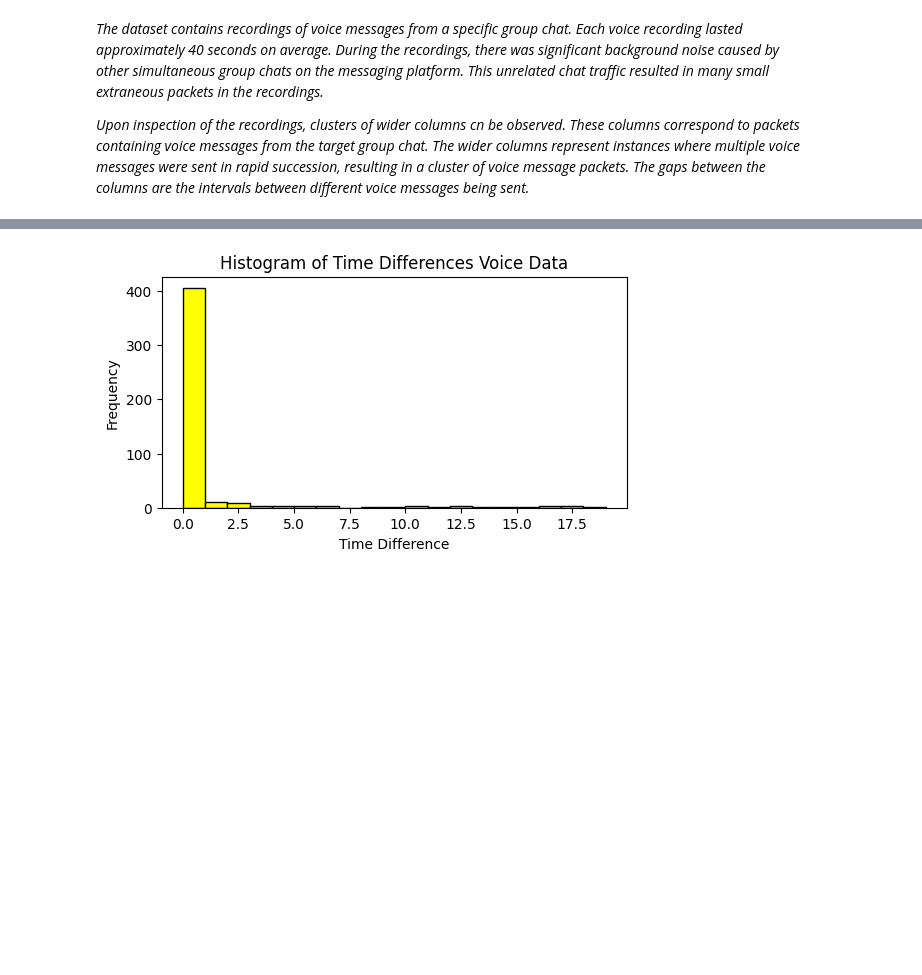
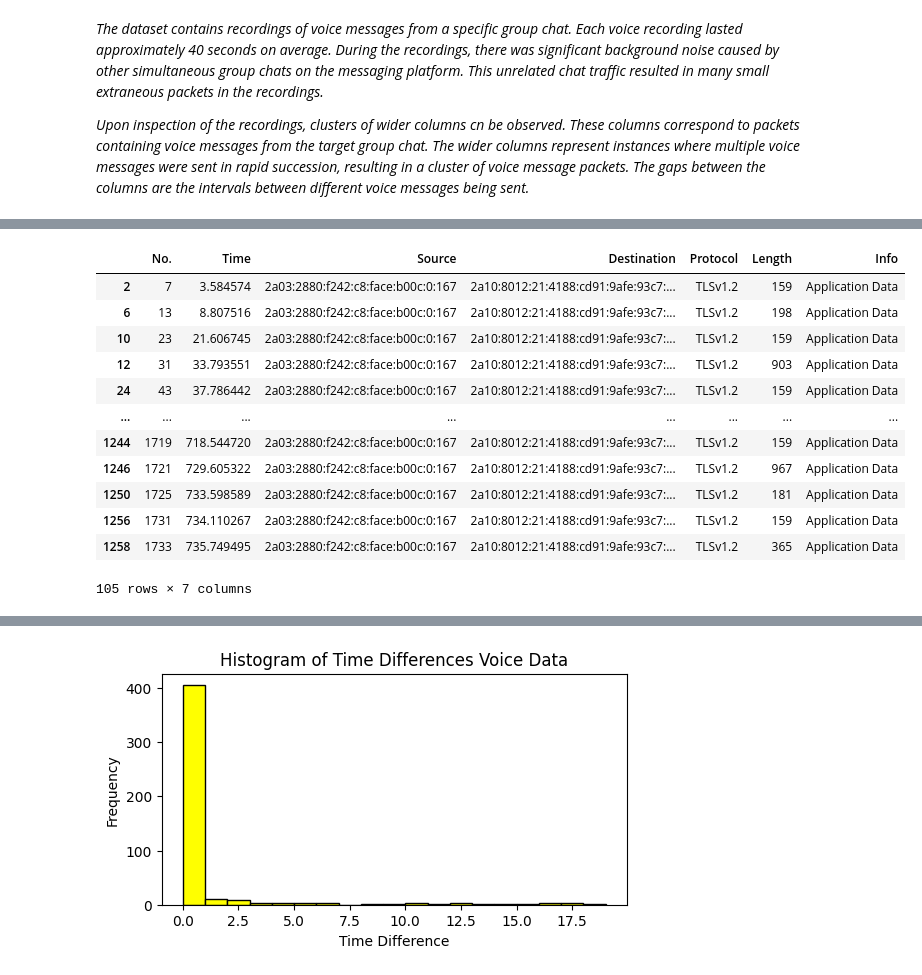
Before and after one commit to NoaAmichai/Computer_networks_final_project, a Jupyter notebook: src/project.ipynb, the cells around one changed output, grey strips where cells are left out. Saved outputs shown, nothing was run; the diff lists cells and outputs as text; code cells hidden in the pictures; blank space fills up the shorter version.

```diff
--- a/src/project.ipynb
+++ b/src/project.ipynb
@@ -380,0 +416,22 @@ plot_graph(voice_data, 'Time vs Length - Voice Group')
+# %%
+voice_data2 = pd.read_csv("../resources/Adiuo Group/adiuo_data2.csv")
+
+voice_data2 = voice_data2[voice_data2['Protocol'].str.contains('TLS')]
+
+voice_data2 = filter_data_by_ip(voice_data2,'2a03:2880:f242:c8:face:b00c:0:167','2a10:8012:21:4188:cd91:9afe:93c7:a048')
+
+voice_data2
+# %% [output]
+|  | No. | Time | Source | Destination | Protocol | Length | Info |
+| 2 | 7 | 3.584574 | 2a03:2880:f242:c8:face:b00c:0:167 | 2a10:8012:21:4188:cd91:9afe:93c7:... | TLSv1.2 | 159 | Application Data |
+| 6 | 13 | 8.807516 | 2a03:2880:f242:c8:face:b00c:0:167 | 2a10:8012:21:4188:cd91:9afe:93c7:... | TLSv1.2 | 198 | Application Data |
+| 10 | 23 | 21.606745 | 2a03:2880:f242:c8:face:b00c:0:167 | 2a10:8012:21:4188:cd91:9afe:93c7:... | TLSv1.2 | 159 | Application Data |
+| 12 | 31 | 33.793551 | 2a03:2880:f242:c8:face:b00c:0:167 | 2a10:8012:21:4188:cd91:9afe:93c7:... | TLSv1.2 | 903 | Application Data |
+| 24 | 43 | 37.786442 | 2a03:2880:f242:c8:face:b00c:0:167 | 2a10:8012:21:4188:cd91:9afe:93c7:... | TLSv1.2 | 159 | Application Data |
+| ... | ... | ... | ... | ... | ... | ... | ... |
+| 1244 | 1719 | 718.544720 | 2a03:2880:f242:c8:face:b00c:0:167 | 2a10:8012:21:4188:cd91:9afe:93c7:... | TLSv1.2 | 159 | Application Data |
+| 1246 | 1721 | 729.605322 | 2a03:2880:f242:c8:face:b00c:0:167 | 2a10:8012:21:4188:cd91:9afe:93c7:... | TLSv1.2 | 967 | Application Data |
+| 1250 | 1725 | 733.598589 | 2a03:2880:f242:c8:face:b00c:0:167 | 2a10:8012:21:4188:cd91:9afe:93c7:... | TLSv1.2 | 181 | Application Data |
+| 1256 | 1731 | 734.110267 | 2a03:2880:f242:c8:face:b00c:0:167 | 2a10:8012:21:4188:cd91:9afe:93c7:... | TLSv1.2 | 159 | Application Data |
+| 1258 | 1733 | 735.749495 | 2a03:2880:f242:c8:face:b00c:0:167 | 2a10:8012:21:4188:cd91:9afe:93c7:... | TLSv1.2 | 365 | Application Data |
+105 rows × 7 columns
```
Also changed, not shown: parts of 11 cells of this notebook, 6 other files.
